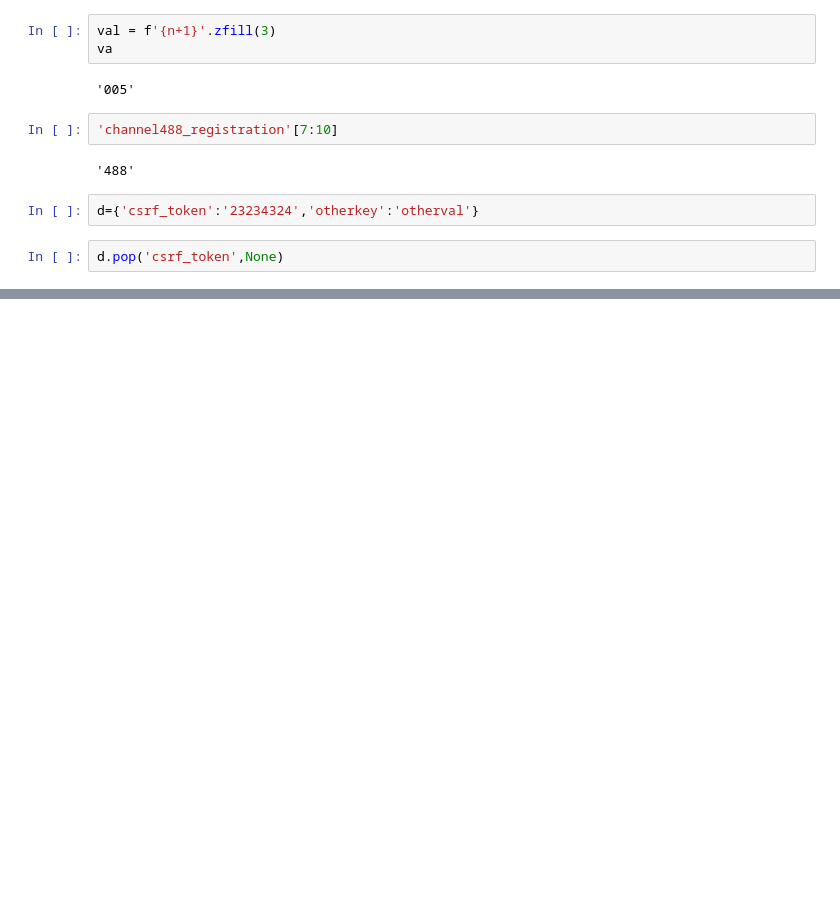
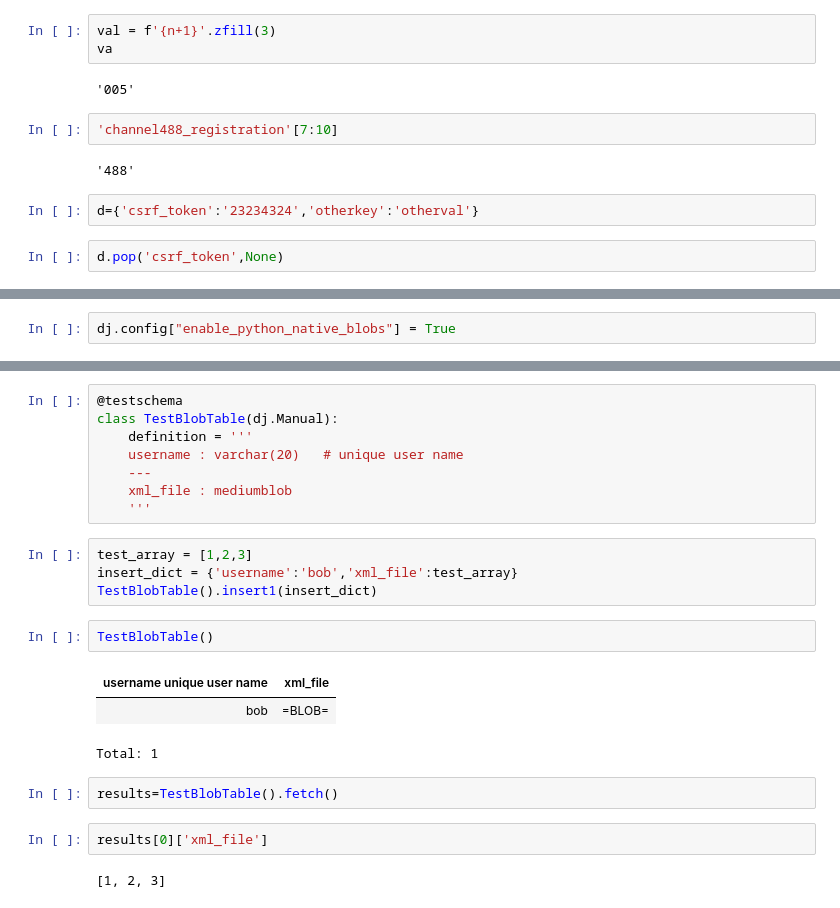
Before and after one commit to BrainCOGS/lightserv, a Jupyter notebook: notebooks/datajoint_sandbox.ipynb, the cells around one changed output, grey strips where cells are left out. Cells and saved outputs as stored; diff of their text form; blank space fills up the shorter version.

```diff
--- a/notebooks/datajoint_sandbox.ipynb
+++ b/notebooks/datajoint_sandbox.ipynb
@@ -1142,0 +1166,2 @@ d.pop('csrf_token',None)
+# %%
+dj.config["enable_python_native_blobs"] = True
@@ -1142,0 +1183,24 @@ d.pop('csrf_token',None)
+# %%
+@testschema
+class TestBlobTable(dj.Manual):
+    definition = '''
+    username : varchar(20)   # unique user name
+    ---
+    xml_file : mediumblob
+    '''
+# %%
+test_array = [1,2,3]
+insert_dict = {'username':'bob','xml_file':test_array}
+TestBlobTable().insert1(insert_dict)
+# %%
+TestBlobTable()
+# %% [output]
+| username unique user name | xml_file |
+| bob | =BLOB= |
+Total: 1
+# %%
+results=TestBlobTable().fetch()
+# %%
+results[0]['xml_file']
+# %% [output]
+[1, 2, 3]
```
Also changed, not shown: parts of 24 cells of this notebook, 8 other files.
